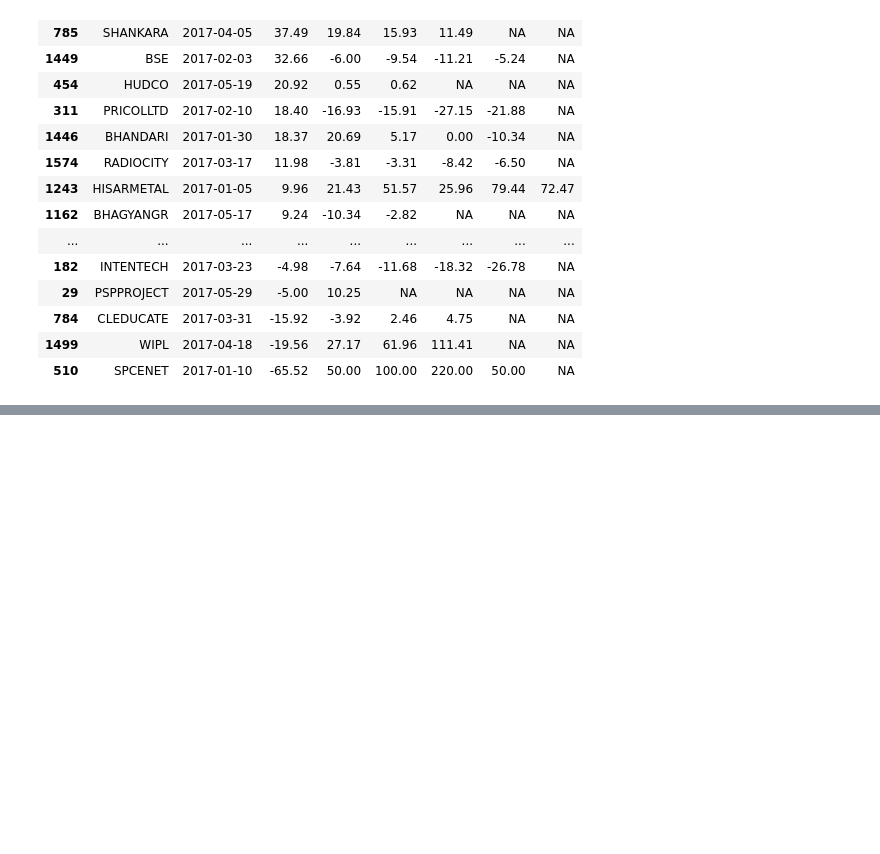
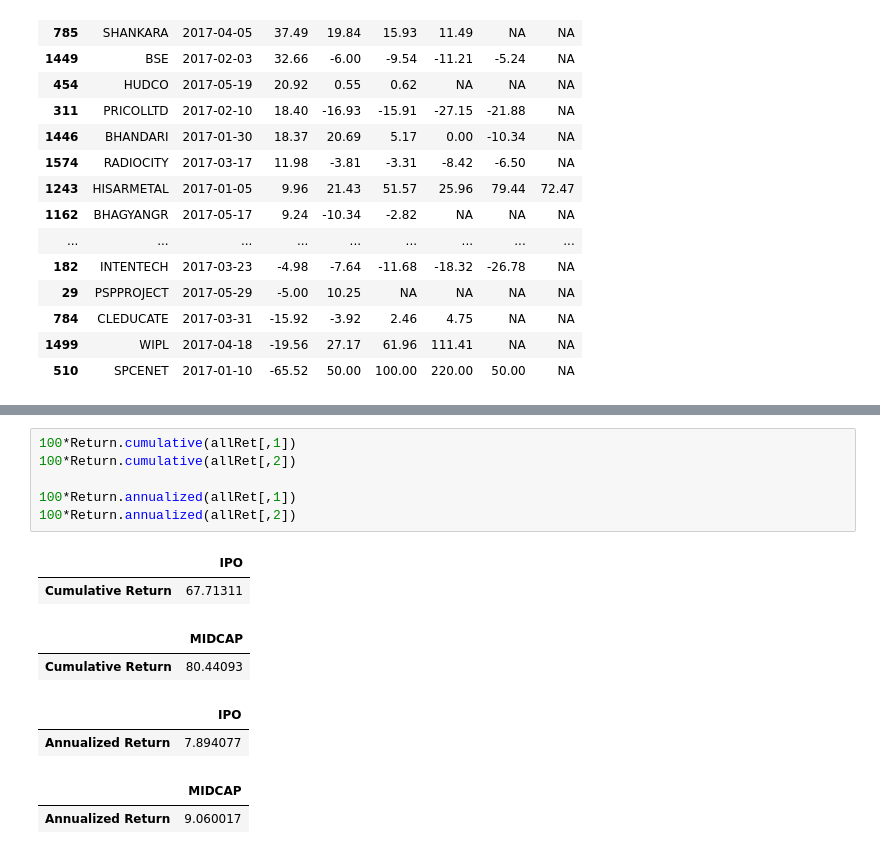
Before and after one commit to stockviz/notebooks, a Jupyter notebook: IPO Analysis.ipynb, the cells around one changed output, grey strips where cells are left out. Saved outputs shown, nothing was run; the diff lists cells and outputs as text; blank space fills up the shorter version.

```diff
--- a/IPO Analysis.ipynb
+++ b/IPO Analysis.ipynb
@@ -302,0 +324,15 @@ c2017[order(c2017[,dIndex], decreasing=T),]
+# %%
+100*Return.cumulative(allRet[,1])
+100*Return.cumulative(allRet[,2])
+
+100*Return.annualized(allRet[,1])
+100*Return.annualized(allRet[,2])
+# %% [output]
+|  | IPO |
+| Cumulative Return | 67.71311 |
+|  | MIDCAP |
+| Cumulative Return | 80.44093 |
+|  | IPO |
+| Annualized Return | 7.894077 |
+|  | MIDCAP |
+| Annualized Return | 9.060017 |
```
Also changed, not shown: parts of 1 cell of this notebook.
